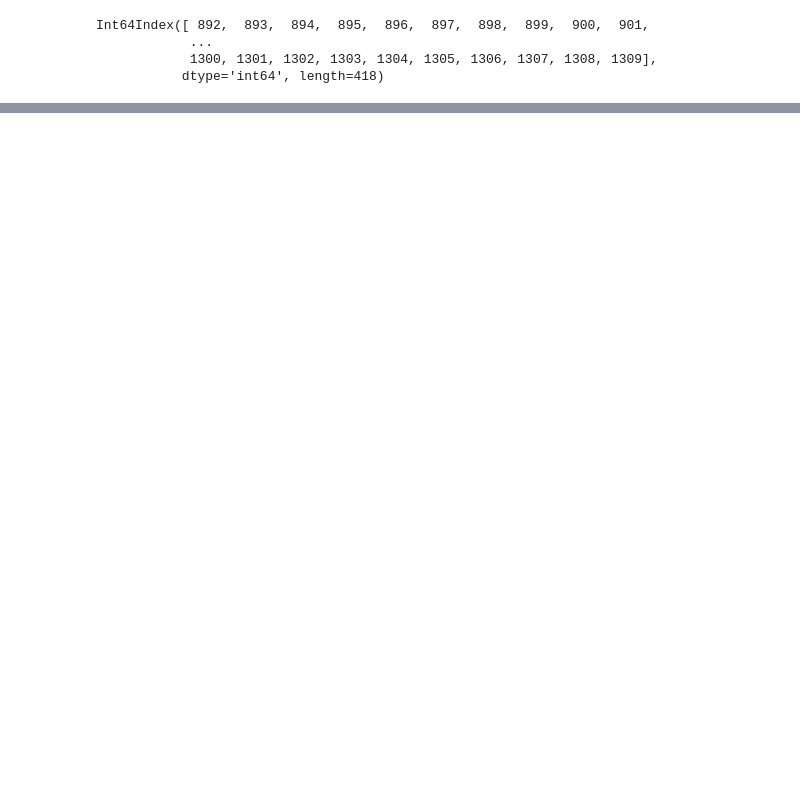
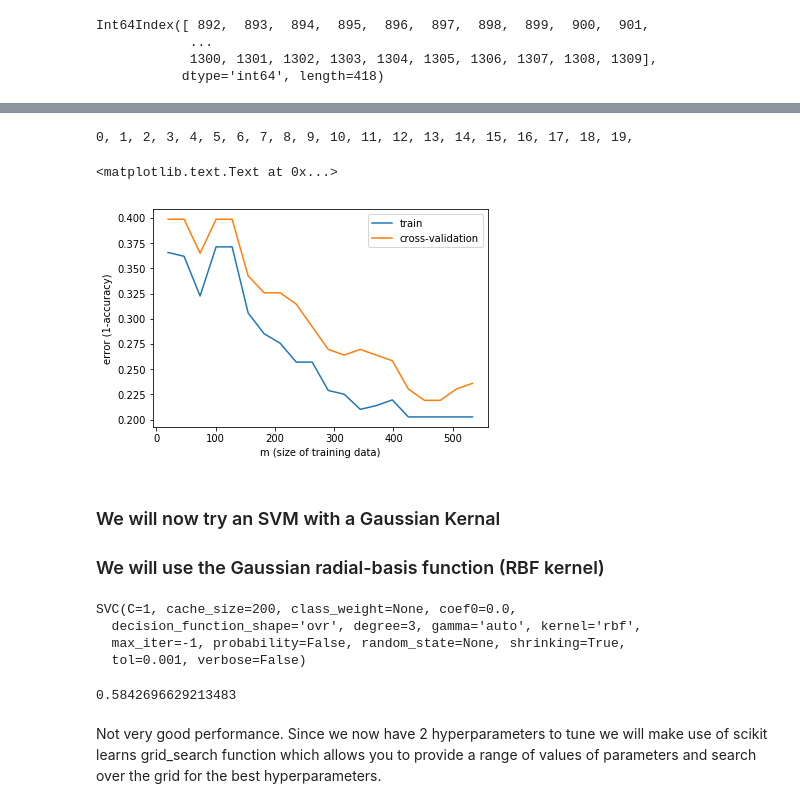
Before and after one commit to AshleySetter/Kaggle_Competitions, a Jupyter notebook: Titanic_project/Titanic - Machine Learning from Disaster.ipynb, the cells around one changed output, grey strips where cells are left out. Drawn from its saved outputs; the diff is of its cells as text; code cells hidden in the pictures; blank space fills up the shorter version.

```diff
--- a/Titanic_project/Titanic - Machine Learning from Disaster.ipynb
+++ b/Titanic_project/Titanic - Machine Learning from Disaster.ipynb
@@ -566,0 +700,7 @@ with open('prediction_submission.csv', 'w') as file:
+# %%
+prediction_kaggle_data = svm_model.predict(data_kaggle_test)
+# %%
+with open('prediction_submission_SVM_Linear_Kernel.csv', 'w') as file:
+    print('PassengerId,Survived', file=file)
+    for i, id_ in enumerate(data_kaggle_test.index):
+        print('{},{}'.format(id_, prediction_kaggle_data[i]), file=file)
@@ -566,0 +711,31 @@ with open('prediction_submission.csv', 'w') as file:
+# %%
+m_array = np.round(np.linspace(20, X_train.shape[0], 20)).astype(int)
+train_acc_array = np.zeros(len(m_array))
+cv_acc_array = np.zeros(len(m_array))
+
+for i, m in enumerate(m_array):
+    print(i, end=', ')
+    svm_model_iter = svm.SVC(C=bestC, kernel=kernel)
+    # we now fit to the training data
+    svm_model_iter.fit(X_train.head(m), y_train.head(m)) # training on the first m training data examples
+    train_accuracy = svm_model_iter.score(X_train, y_train)
+    train_acc_array[i] = train_accuracy
+    cv_accuracy = svm_model_iter.score(X_cv, y_cv)
+    cv_acc_array[i] = cv_accuracy
+# %% [output]
+0, 1, 2, 3, 4, 5, 6, 7, 8, 9, 10, 11, 12, 13, 14, 15, 16, 17, 18, 19,
+# %%
+fig, ax = plt.subplots()
+ax.plot(m_array, 1-train_acc_array, label='train')
+ax.plot(m_array, 1-cv_acc_array, label='cross-validation')
+ax.legend()
+ax.set_xlabel('m (size of training data)')
+ax.set_ylabel('error (1-accuracy)')
+# %% [output]
+<matplotlib.text.Text at 0x...>
+[figure, added]
+# %% [markdown]
+### We will now try an SVM with a Gaussian Kernal
+
+
+### We will use the Gaussian radial-basis function (RBF kernel)
@@ -566,0 +750,13 @@ with open('prediction_submission.csv', 'w') as file:
+# %%
+svm_model.fit(X_train, y_train)
+# %% [output]
+SVC(C=1, cache_size=200, class_weight=None, coef0=0.0,
+  decision_function_shape='ovr', degree=3, gamma='auto', kernel='rbf',
+  max_iter=-1, probability=False, random_state=None, shrinking=True,
+  tol=0.001, verbose=False)
+# %%
+svm_model.score(X_cv, y_cv)
+# %% [output]
+0.5842696629213483
+# %% [markdown]
+Not very good performance. Since we now have 2 hyperparameters to tune we will make use of scikit learns grid_search function which allows you to provide a range of values of parameters and search over the grid for the best hyperparameters.
```
Also changed, not shown: parts of 43 cells of this notebook, 1 other file.
